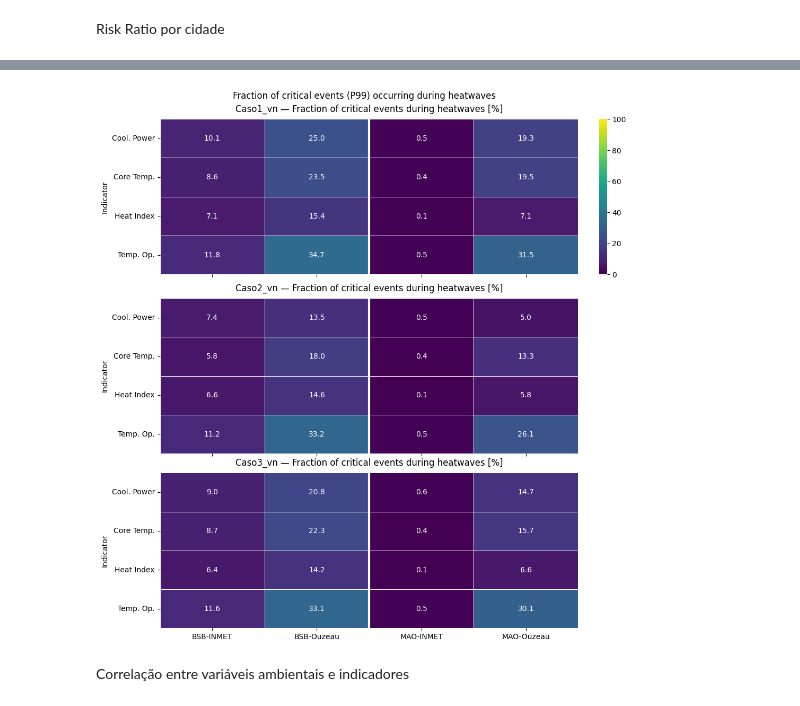
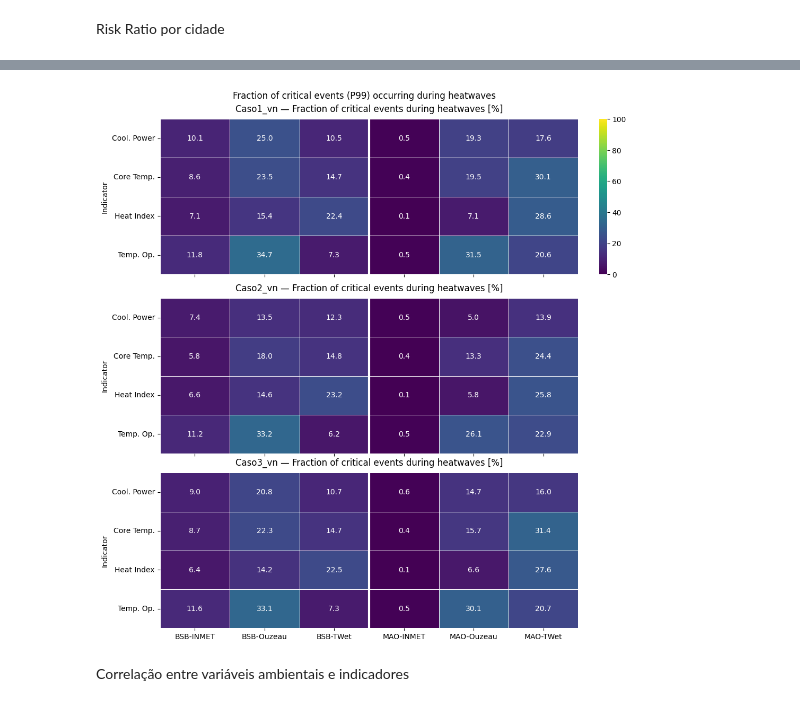
Before and after one commit to matheusbracht/heatwave_overheating_pipeline, a Jupyter notebook: notebooks/4_analysis.ipynb, the cells around one changed output, grey strips where cells are left out. Cells and saved outputs as stored; diff of their text form; code cells hidden in the pictures.

```diff
--- a/notebooks/4_analysis.ipynb
+++ b/notebooks/4_analysis.ipynb
@@ -717,6 +745,7 @@ CRIT_FLAGS = {
 HW_FLAGS = {
     "INMET": "HW_INMET_bool",
     "Ouzeau": "HW_OU_bool",
+    "Twet": "HW_TW_bool",
 }
 
 rows = []
@@ -847,7 +876,7 @@ for (site_id, zone), df_site in fulls.items():
             if col not in g.columns:
                 continue
 
-            for hw_def, hw_col in [("INMET","HW_INMET_bool"), ("Ouzeau","HW_OU_bool")]:
+            for hw_def, hw_col in [("INMET","HW_INMET_bool"), ("Ouzeau","HW_OU_bool"), ("TWet","HW_TW_bool")]:
                 if hw_col not in g.columns:
                     continue
 
@@ -912,33 +936,0 @@ frac_wide
-# %%
-plot_df = frac_all.query("Indicator != 'Core_abs'")
-
-g = sns.catplot(
-    data=plot_df,
-    x="Indicator",
-    y="Frac_in_HW",
-    hue="scenario",      # ← casos
-    col="SITE",
-    row="HW_def",        # ← INMET / Ouzeau
-    kind="bar",
-    errorbar=None,
-    height=4,
-    aspect=1.35
-)
-
-for ax in g.axes.flat:
-    ax.tick_params(axis="x", rotation=30)
-    ax.set_ylim(0, 100)
-
-g.set_axis_labels(
-    "Indicator",
-    "Fraction of critical events during heatwaves [%]"
-)
-
-g.fig.subplots_adjust(bottom=0.18)
-
-g.fig.suptitle(
-    "Fraction of critical indoor events occurring during heatwaves",
-    y=1.03
-)
-
-plt.show()
@@ -950,7 +940,7 @@ dfh = frac_all.query("Indicator != 'Core_abs'").copy()
 # garante ordem desejada (opcional)
 scenario_order = ["Caso1_vn", "Caso2_vn", "Caso3_vn"]
 site_order = ["BSB", "MAO"]
-hw_order = ["INMET", "Ouzeau"]
+hw_order = ["INMET", "Ouzeau", "TWet"]
 
 # pivot por cenário (um heatmap por caso)
 pivots = {}
@@ -989,34 +979,34 @@ for ax, scen in zip(axes, scenario_order):
         pivot,
         annot=True,
         fmt=".1f",
         cmap="viridis",
         linewidths=0.5,
         linecolor="white",
         vmin=vmin,
         vmax=vmax,
         cbar=(ax is axes[0]),   # uma colorbar só
         ax=ax
     )
 
     ax.set_title(f"{scen} — Fraction of critical events during heatwaves [%]", pad=10)
     ax.set_xlabel("")
     ax.set_ylabel("Indicator")
 
     # rótulos Y legíveis
     ax.set_yticklabels(ax.get_yticklabels(), rotation=0, fontsize=10)
 
     # separador visual entre cidades
     sites = pivot.columns.get_level_values(0)
     for i in range(len(sites) - 1):
         if sites[i] != sites[i + 1]:
             ax.vlines(i + 1, *ax.get_ylim(), colors="white", linewidth=3)
 
 # título geral (opcional)
 fig.suptitle("Fraction of critical events (P99) occurring during heatwaves", y=1.02)
 
 plt.show()
 # %% [output]
-[figure, old version]
+[figure, new version]
 # %% [markdown]
 Correlação entre variáveis ambientais e indicadores
 # %%
```
Also changed, not shown: parts of 19 cells of this notebook, 6 other files.
